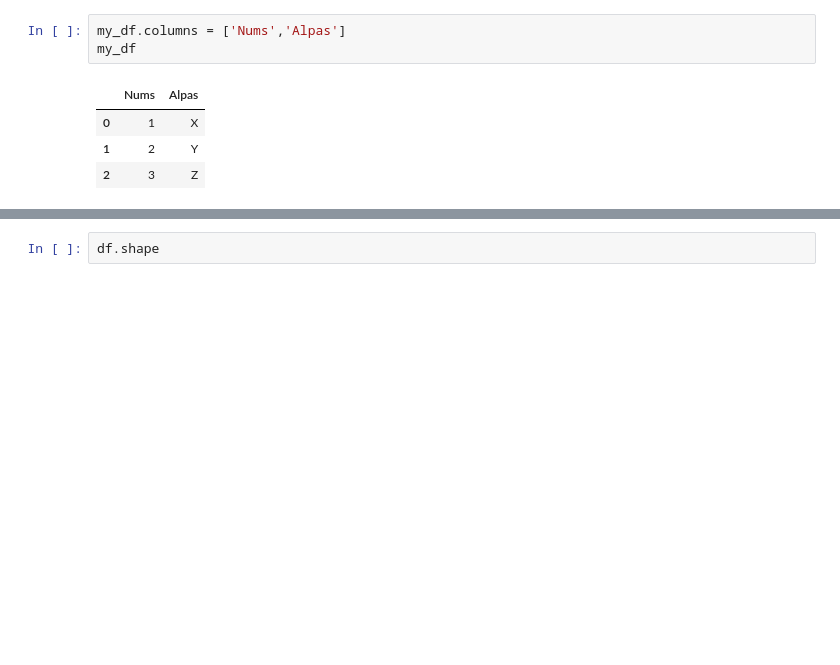
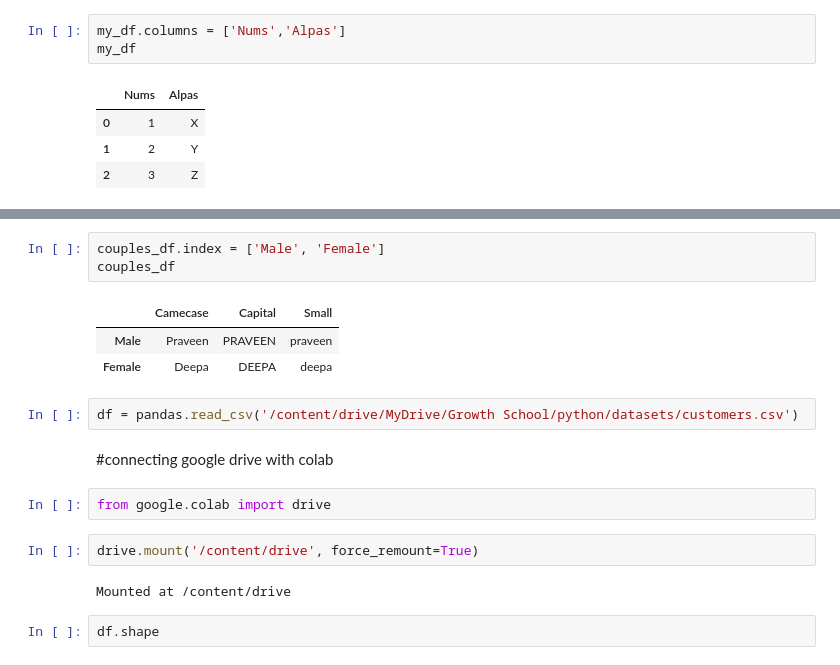
Before and after one commit to DeepaMGMG/Python-Libraries, a Jupyter notebook: Python_Libraries.ipynb, the cells around one changed output, grey strips where cells are left out. Cells and saved outputs as stored; diff of their text form; blank space fills up the shorter version.

```diff
--- a/Python_Libraries.ipynb
+++ b/Python_Libraries.ipynb
@@ -94,3 +100,20 @@ my_df
+# %%
+couples_df.index = ['Male', 'Female']
+couples_df
+# %% [output]
+|  | Camecase | Capital | Small |
+| Male | Praveen | PRAVEEN | praveen |
+| Female | Deepa | DEEPA | deepa |
+# %%
+df = pandas.read_csv('/content/drive/MyDrive/Growth School/python/datasets/customers.csv')
+# %% [markdown]
+#connecting google drive with colab
+# %%
+from google.colab import drive
+# %%
+drive.mount('/content/drive', force_remount=True)
+# %% [output]
+Mounted at /content/drive
 # %%
 df.shape
 # %% [output]
```
Also changed, not shown: parts of 13 cells of this notebook.
